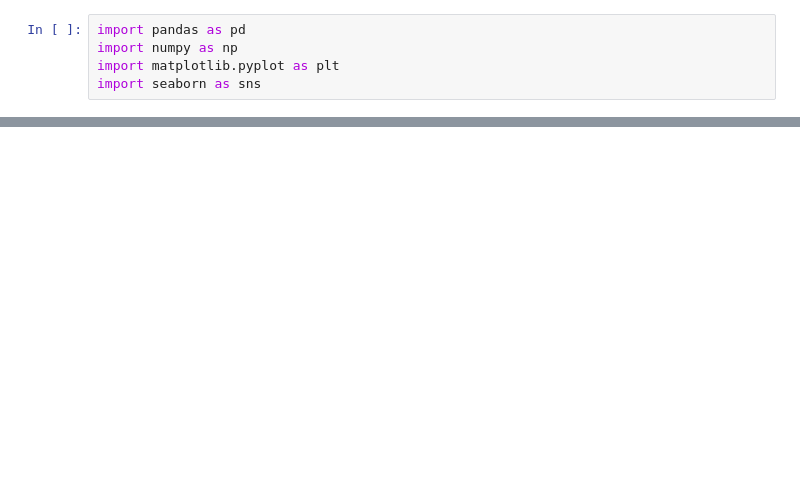
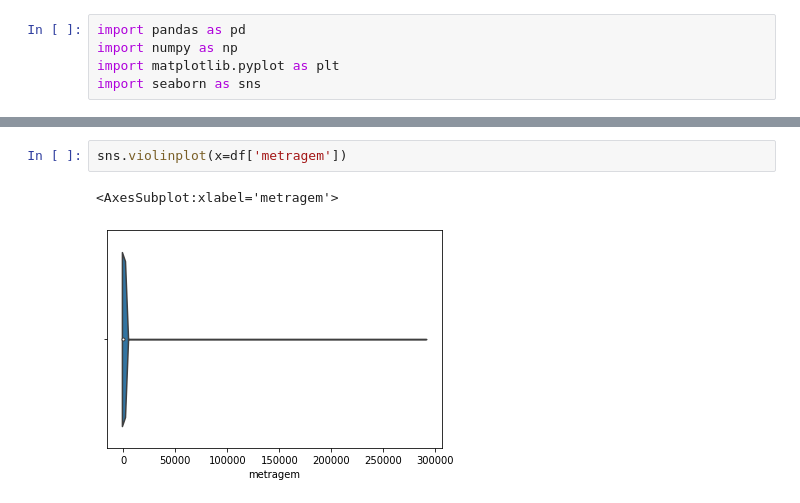
Before and after one commit to ednakatani/modelo_imoveis, a Jupyter notebook: correlations.ipynb, the cells around one changed output, grey strips where cells are left out. Saved outputs shown, nothing was run; the diff lists cells and outputs as text; blank space fills up the shorter version.

```diff
--- a/correlations.ipynb
+++ b/correlations.ipynb
@@ -15,0 +17,5 @@ plt.show()
+# %%
+sns.violinplot(x=df['metragem'])
+# %% [output]
+<AxesSubplot:xlabel='metragem'>
+[figure, added]
```
Also changed, not shown: parts of 6 cells of this notebook.
